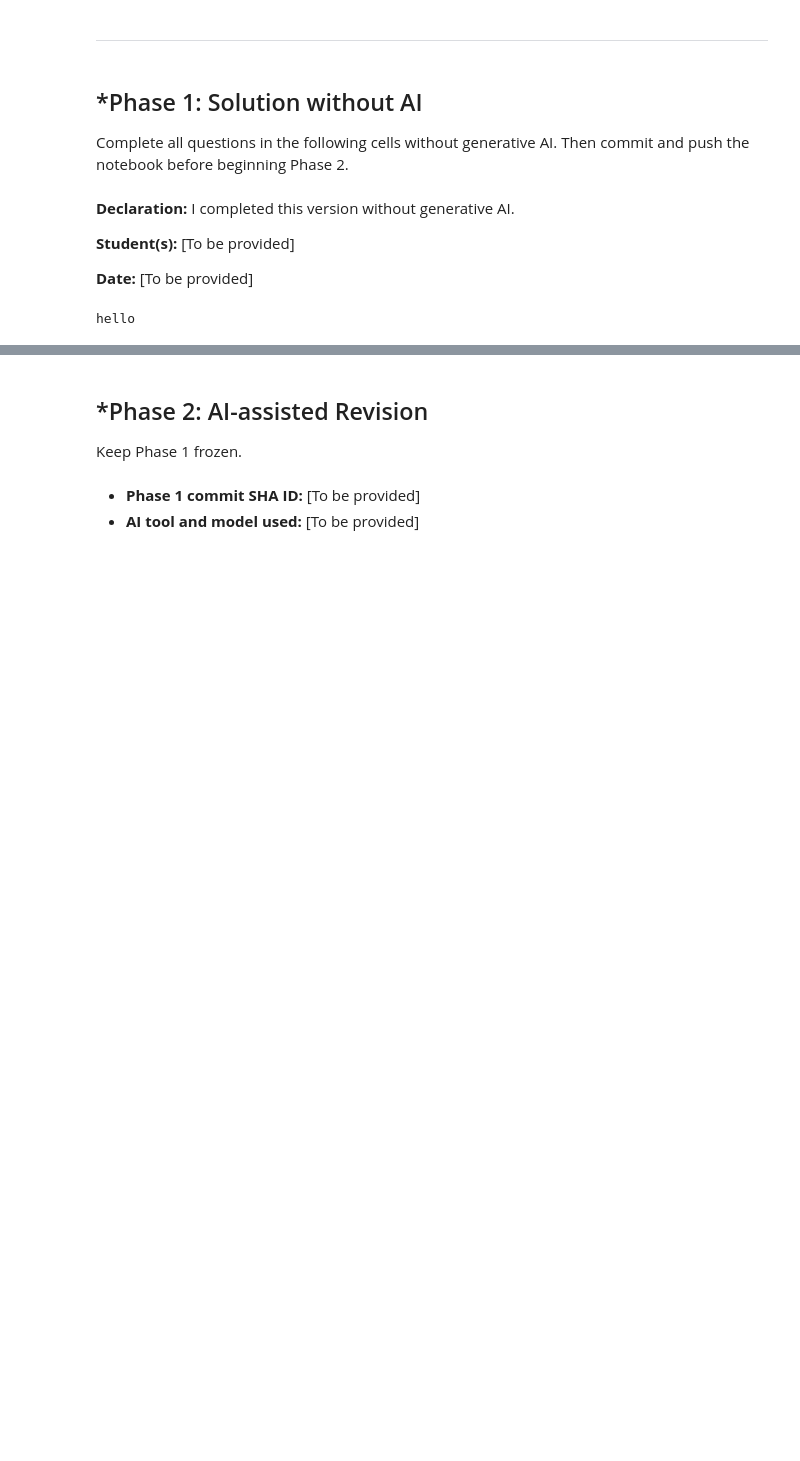
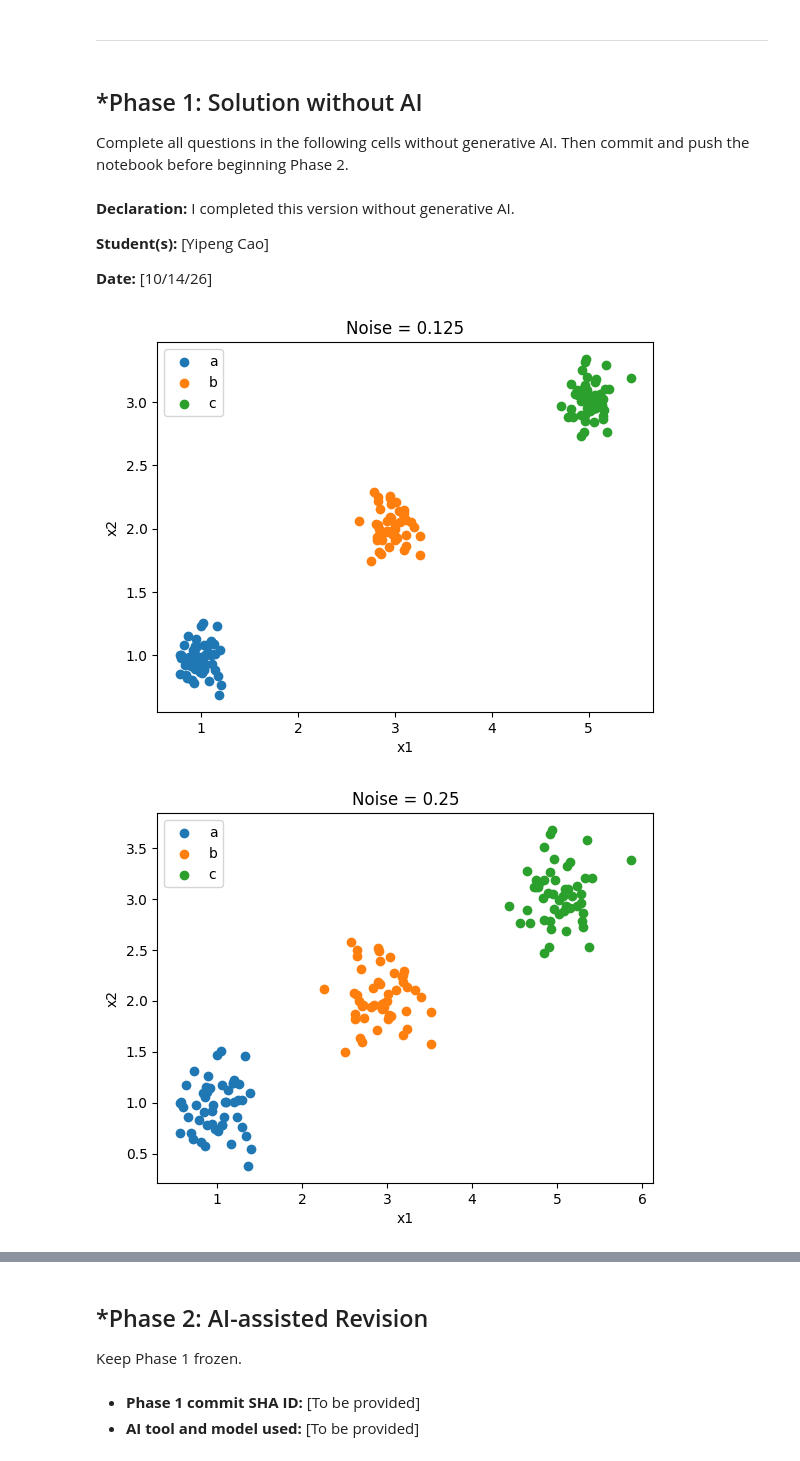
Before and after one commit to petercao135/A04-clustering, a Jupyter notebook: notebook.ipynb, the cells around one changed output, grey strips where cells are left out. Saved outputs shown, nothing was run; the diff lists cells and outputs as text; code cells hidden in the pictures; blank space fills up the shorter version.

```diff
--- a/notebook.ipynb
+++ b/notebook.ipynb
@@ -50,9 +50,9 @@ notebook before beginning Phase 2.
 # %% [markdown]
 **Declaration:** I completed this version without generative AI.
 
-**Student(s):** [To be provided]
+**Student(s):** [Yipeng Cao]
 
-**Date:** [To be provided]
+**Date:** [10/14/26]
 # %%
 # Your Phase 1 solution to the problem goes here.
 import numpy as np
@@ -79,6 +79,22 @@ df0_5 = createData(0.5)
 df1_0 = createData(1.0)
 df2_0 = createData(2.0)
 # %%
-print('hello')
+import matplotlib.pyplot as plt
+datasets = [df0_125, df0_25, df0_5, df1_0, df2_0]
+noises = [0.125, 0.25, 0.5, 1.0, 2.0]
+
+for i in range(5):
+    df = datasets[i]
+
+    for group in ['a', 'b', 'c']:
+        data = df[df['group'] == group]
+        plt.scatter(data['x1'], data['x2'], label=group)
+
+    plt.title(f"Noise = {noises[i]}")
+    plt.xlabel("x1")
+    plt.ylabel("x2")
+    plt.legend()
+    plt.show()
 # %% [output]
-hello
+[figure, added]
+[figure, added]
```
Also changed, not shown: parts of 31 cells of this notebook.
